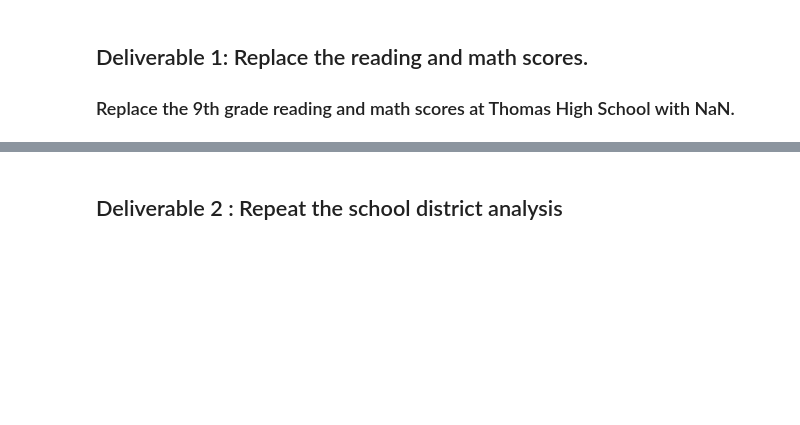
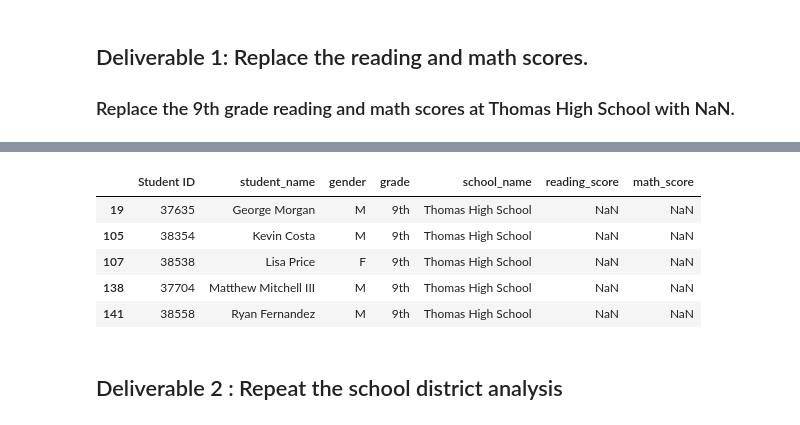
Before and after one commit to AndyHerron/school_district_analysis, a Jupyter notebook: PyCitySchools_Challenge_starter_code.ipynb, the cells around one changed output, grey strips where cells are left out. Drawn from its saved outputs; the diff is of its cells as text; code cells hidden in the pictures; blank space fills up the shorter version.

Commit message:
replaced grades with NaN

```diff
--- a/PyCitySchools_Challenge_starter_code.ipynb
+++ b/PyCitySchools_Challenge_starter_code.ipynb
@@ -42,7 +42,4 @@ student_data_df.head(10)
 import numpy as np
 # %%
 # Step 2. Use the loc method on the student_data_df to select all the reading scores from the 9th grade at Thomas High School and replace them with NaN.
-student_data_b_df = student_data_df.set_index("school_name")
-# student_data_b_df.loc[student_data_b_df["school_name"] == "Thomas High School", :]
-# student_data_b_df
-student_data_b_df.loc[Thomas High School, ["grade"] == "9th", :]
+student_data_df.loc[((student_data_df["school_name"] == "Thomas High School") & (student_data_df["grade"] == "9th")), ["reading_score"]] = np.nan
@@ -51,7 +46,17 @@ SyntaxError: invalid syntax (Temp/ipykernel_1256/2259547898.py, line 5)
 # %%
 #  Step 3. Refactor the code in Step 2 to replace the math scores with NaN.
+student_data_df.loc[((student_data_df["school_name"] == "Thomas High School") & (student_data_df["grade"] == "9th")), ["math_score"]] = np.nan
 # %%
 #  Step 4. Check the student data for NaN's.
+Thomas_kids = student_data_df.loc[(student_data_df["school_name"] == "Thomas High School") & (student_data_df["grade"] == "9th")]
+Thomas_kids.head()
+# %% [output]
+|  | Student ID | student_name | gender | grade | school_name | reading_score | math_score |
+| 19 | 37635 | George Morgan | M | 9th | Thomas High School | NaN | NaN |
+| 105 | 38354 | Kevin Costa | M | 9th | Thomas High School | NaN | NaN |
+| 107 | 38538 | Lisa Price | F | 9th | Thomas High School | NaN | NaN |
+| 138 | 37704 | Matthew Mitchell III | M | 9th | Thomas High School | NaN | NaN |
+| 141 | 38558 | Ryan Fernandez | M | 9th | Thomas High School | NaN | NaN |
 # %% [markdown]
 ## Deliverable 2 : Repeat the school district analysis
 # %% [markdown]
```
Also changed, not shown: parts of 1 cell of this notebook, 1 other file.
